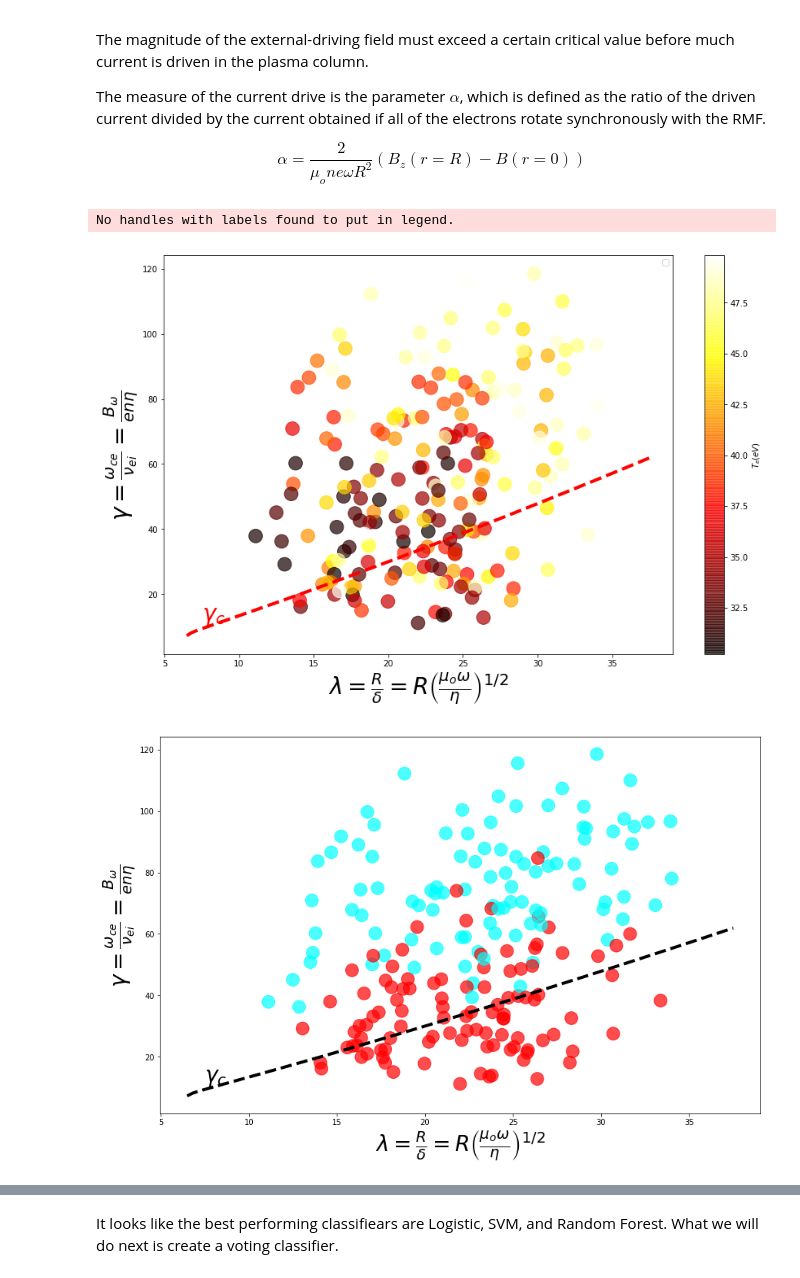
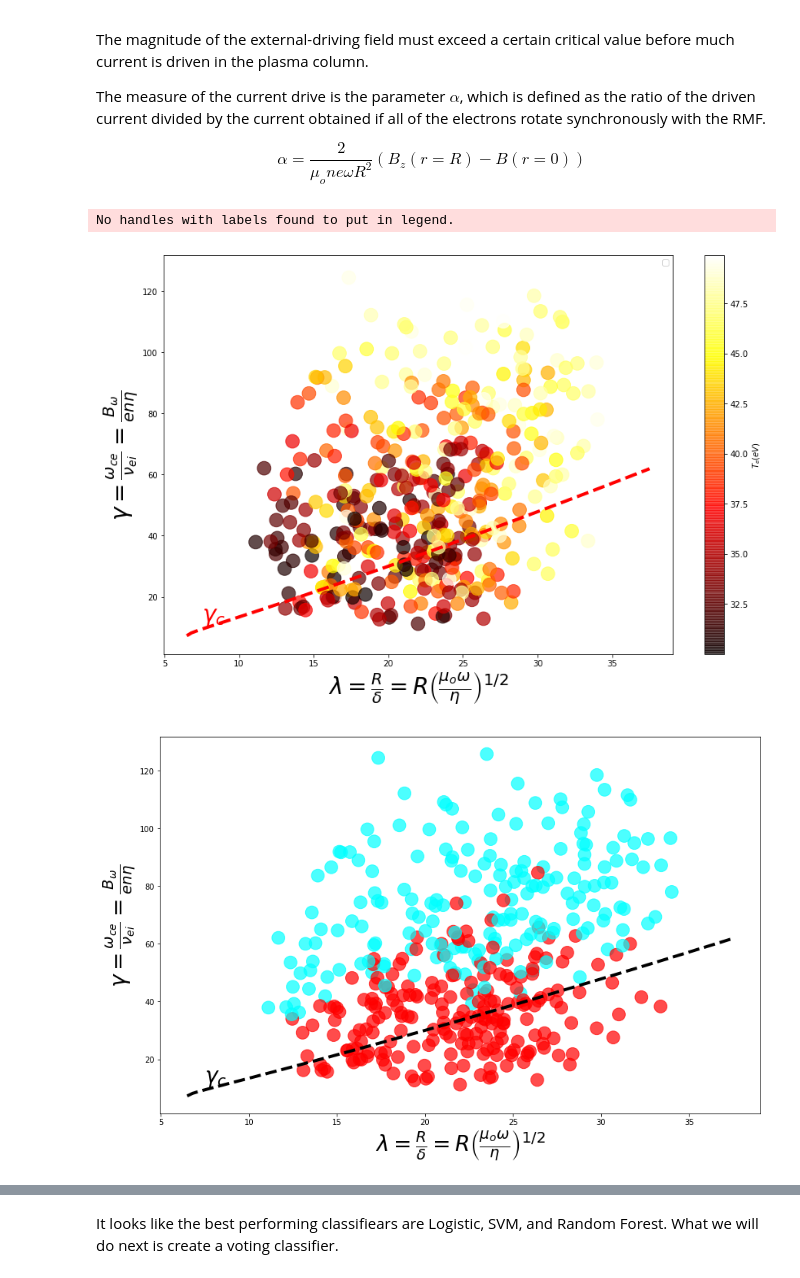
Before and after one commit to emarinhoss/projects_jupyter, a Jupyter notebook: FRC_dataAnalysis_classification.ipynb, the cells around one changed output, grey strips where cells are left out. Saved outputs shown, nothing was run; the diff lists cells and outputs as text; code cells hidden in the pictures.

```diff
--- a/FRC_dataAnalysis_classification.ipynb
+++ b/FRC_dataAnalysis_classification.ipynb
@@ -127,6 +127,7 @@ def plot_the_classification_regions_and_data(X_train,y_train, X_test,y_test,clas
         plt.scatter(X_tt[y_test==j, 0], X_tt[y_test==j,1],
                     c=ListedColormap(('red','cyan'))(i), s=280, alpha=0.7)
 
+    plt.contour(X1,X2,Areas,[0.5],linewidths=4)
     #xx = np.linspace(X_set[:,0].min()-1,X_set[:,0].max()+1,1000)
     xx = np.linspace(6.5,40.,1000)
     plt.plot(xx,gammaCritical(xx),'k--',lw=4.)
@@ -136,23 +137,15 @@ def plot_the_classification_regions_and_data(X_train,y_train, X_test,y_test,clas
     plt.ylabel(r"$\gamma = \frac{\omega_{ce}}{\nu_{ei}} = \frac{B_\omega}{en\eta}$",fontsize=28)
     #plt.legend()
 
-omega = np.zeros(number)
-Bomega= np.zeros(number)
-Temp  = np.zeros(number)
-lam   = np.zeros(number)
-gam   = np.zeros(number)
-gol   = np.zeros(number)
 
-np.random.seed(4)
-for k in range(number):
-    omega[k] = np.random.uniform(2*np.pi*1.e5,2*np.pi*5.e5)
-    Bomega[k]= np.random.uniform(5.e-4,30.e-4)
-    Temp[k]  = np.random.uniform(30.,50.)
-    gam[k], lam[k]   = calRatio(omega[k], Bomega[k], Temp[k])
-    gol[k] = gam[k]/lam[k]
+old = np.genfromtxt('frc_post_data.txt')
+# Read in the new FRC simulations
+new = np.genfromtxt('/home/sousae/frc_data/newFRCdata.txt')
+# merge both new and old data
+frc = np.concatenate((old,new),axis=0)
 
 plt.figure(figsize=(14,9))
-sc = plt.scatter(lam, gam, c=Temp, cmap="hot", alpha=0.7,s=280)
+sc = plt.scatter(frc[:,3], frc[:,4], c=frc[:,2], cmap="hot", alpha=0.7,s=280)
 
 cb = plt.colorbar(sc, label=r'$T_e (eV)$')
 plt.legend()
@@ -168,29 +161,25 @@ plt.text(7.5,12.,r"$\gamma_c$",fontsize=28,color='red')
 plt.savefig("figure1.png",dpi=300)
 # %% [output]
 No handles with labels found to put in legend.
-[figure, old version]
+[figure, new version]
 # %%
-## Get the data
-thedir  = '/home/sousae/simulationsApollo/rmf_frc/dataAnalysis'
-frc = np.genfromtxt('frc_post_data.txt')
-
 plt.figure(figsize=(14,9))
 sc = plt.scatter(frc[:,3], frc[:,4], c=frc[:,11], cmap=ListedColormap(('red', 'cyan')), alpha=0.7,s=280)
 
 #cb = plt.colorbar(sc, label=r'$B_z Reversal$')
 #plt.legend()
 plt.xlabel(r"$\lambda = \frac{R}{\delta} = R\left(\frac{\mu_o\omega}{\eta}\right)^{1/2}$",fontsize=28)
 plt.ylabel(r"$\gamma = \frac{\omega_{ce}}{\nu_{ei}} = \frac{B_\omega}{en\eta}$",fontsize=28)
 #plt.plot([0.2*pi,3.3],[1.,1.],'k--',lw=2.)
 #plt.xlim(0.2*pi,3.3)
 
 xx = np.linspace(6.5,37.5,100)
 yy = gammaCritical(xx)
 plt.plot(xx,yy,'k--',lw=4.)
 plt.text(7.5,12.,r"$\gamma_c$",fontsize=28,color='black')
 plt.savefig("figure2.png",dpi=300)
 # %% [output]
-[figure, old version]
+[figure, new version]
 # %%
 # lets separate the features and the targets
 X = frc[:,3:5]
```
Also changed, not shown: parts of 31 cells of this notebook, 22 other files.
